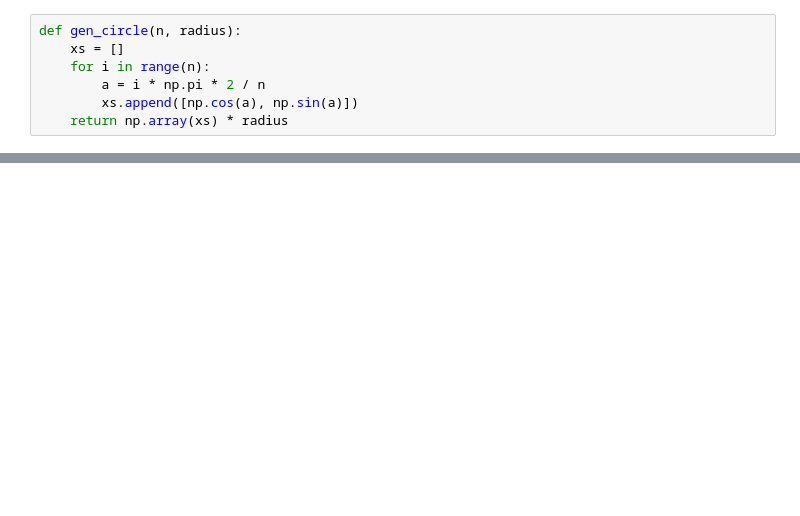
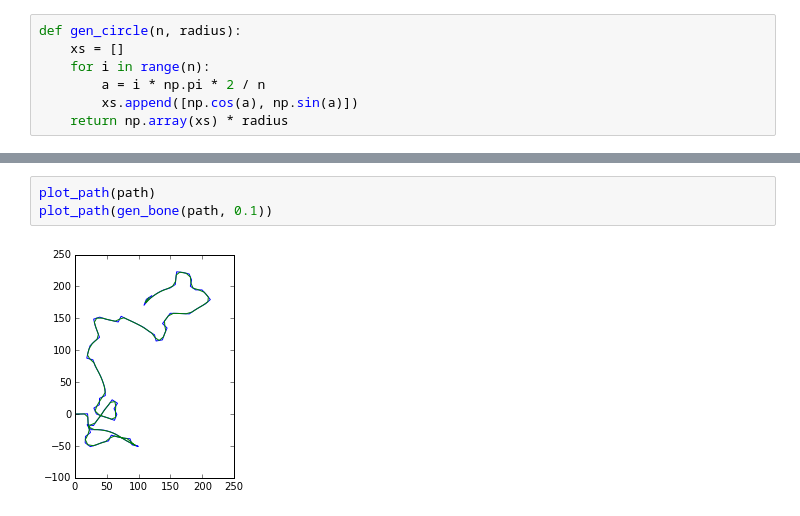
Before and after one commit to smurakami/figure-scanner, a Jupyter notebook: eval_feat.ipynb, the cells around one changed output, grey strips where cells are left out. Drawn from its saved outputs; the diff is of its cells as text; blank space fills up the shorter version.

```diff
--- a/eval_feat.ipynb
+++ b/eval_feat.ipynb
@@ -182,0 +171,5 @@ array([  9.98107275, -24.21976985])
+# %%
+plot_path(path)
+plot_path(gen_bone(path, 0.1))
+# %% [output]
+[figure, added]
```
Also changed, not shown: parts of 15 cells of this notebook.
